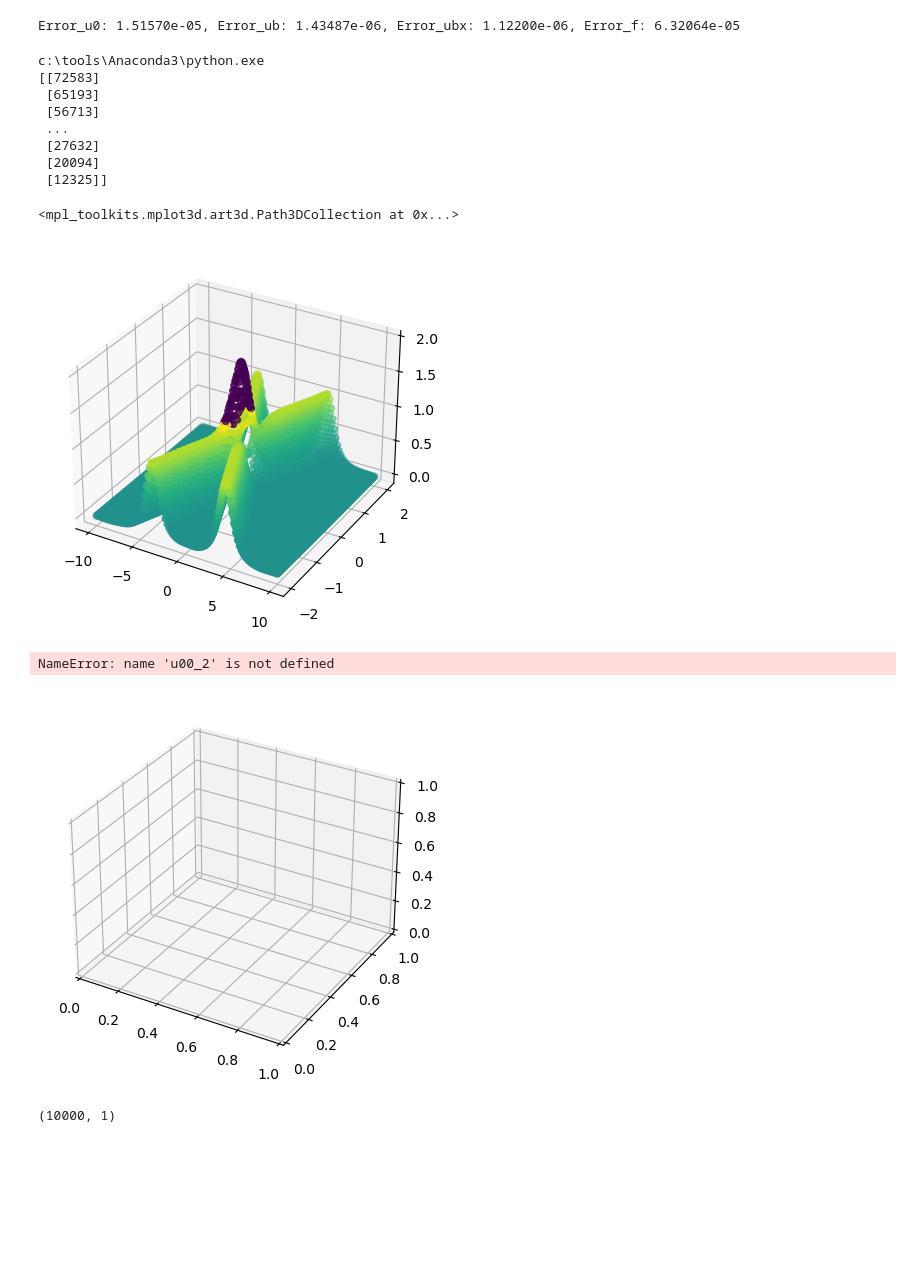
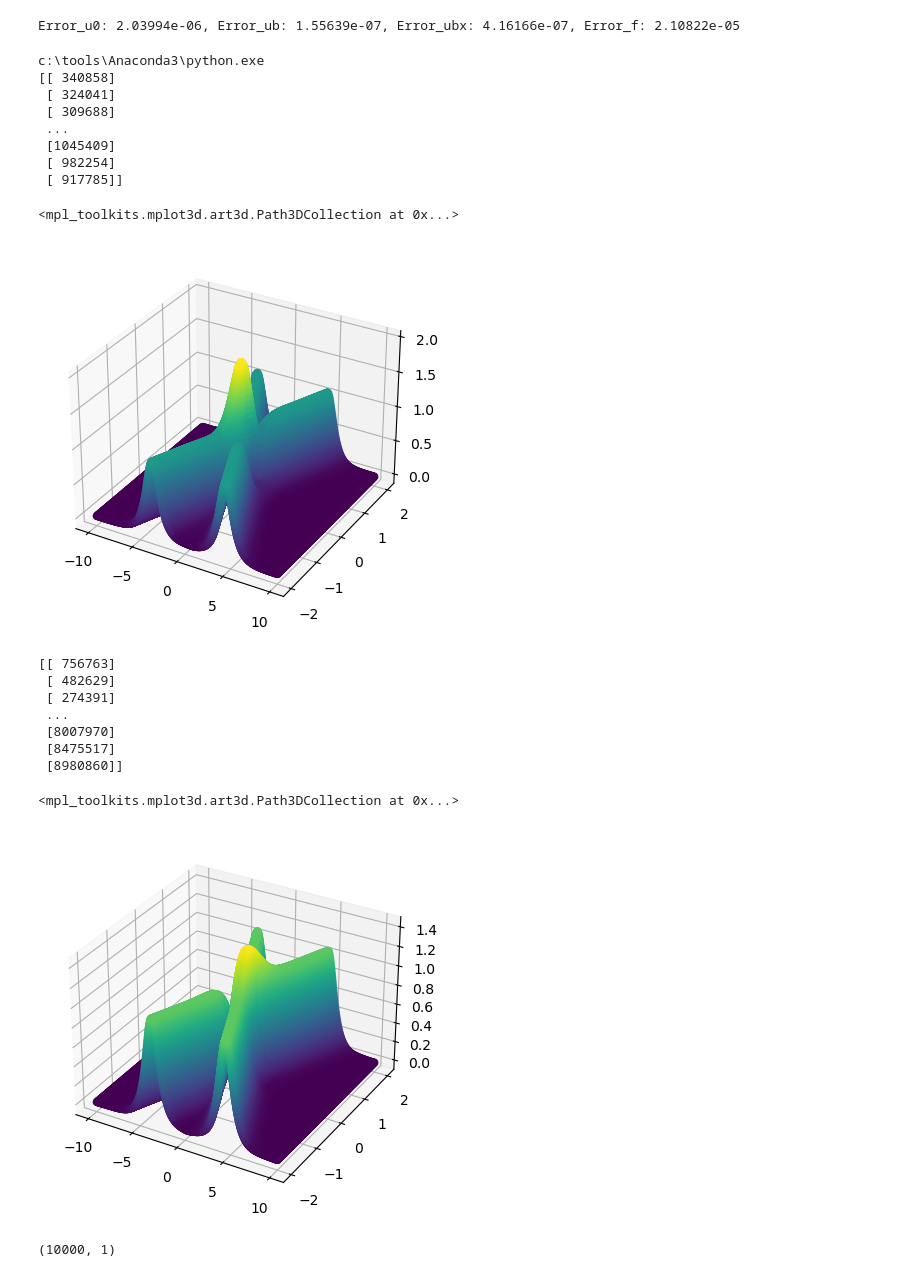
Before and after one commit to sk-yang666/PINN-on-NLS, a Jupyter notebook: NLS反问题 双孤子.ipynb, the cells around one changed output. Drawn from its saved outputs; the diff is of its cells as text; code cells hidden in the pictures; blank space fills up the shorter version.

```diff
--- a/NLS反问题 双孤子.ipynb
+++ b/NLS反问题 双孤子.ipynb
@@ -196,8 +196,8 @@ class PhysicsInformedNN():
         self.optimizer1 = torch.optim.LBFGS(
             self.dnn.parameters(),
             lr=1.0,
-            max_iter=3000,
-            max_eval=3000,
+            max_iter=5000,
+            max_eval=8000,
             history_size=10,
             tolerance_grad=1e-5,
             tolerance_change=1.0 * np.finfo(float).eps,
@@ -369,7 +369,7 @@ class PhysicsInformedNN():
         self.dnn.train()
 
         # Backward and optimize
-        for epoch in tqdm(range(3000)):
+        for epoch in tqdm(range(5000)):
 
             u10_pred, v10_pred, u20_pred, v20_pred = self.net_u(self.u10_x,self.u10_t)
             # u30_pred1, v30_pred1, u30_pred2, v30_pred2 = self.net_u(self.u30_x,self.u30_t)
@@ -471,7 +471,7 @@ error_ubx= (
 error_f= ((np.linalg.norm(f1, 2))**2+(np.linalg.norm(f2, 2))**2+(np.linalg.norm(f1, 2))**2+(np.linalg.norm(f2, 2))**2)/2000
 print('Error_u0: %.5e, Error_ub: %.5e, Error_ubx: %.5e, Error_f: %.5e' % (error_u0.item(), error_ub.item(), error_ubx.item(), error_f.item()))
 # %% [output]
-Error_u0: 1.51570e-05, Error_ub: 1.43487e-06, Error_ubx: 1.12200e-06, Error_f: 6.32064e-05
+Error_u0: 2.03994e-06, Error_ub: 1.55639e-07, Error_ubx: 4.16166e-07, Error_f: 2.10822e-05
 # %%
 import numpy as np
 import sys
@@ -484,12 +484,16 @@ import deepxde as dde
 # 用于绘图
 import matplotlib.pyplot as plt
 from scipy.interpolate import griddata
+from matplotlib import cm
+import matplotlib.pyplot as plt
+from scipy.interpolate import griddata
+import numpy as np
 x_lower = -10
 x_upper = 10
 t_lower = -2
 t_upper =2
-x = np.linspace(x_lower, x_upper, 100)
-t = np.linspace(t_lower, t_upper, 100)
+x = np.linspace(x_lower, x_upper, 500)
+t = np.linspace(t_lower, t_upper, 500)
 X, T = np.meshgrid(x, t)
 hf= np.hstack((X.flatten()[:,None], T.flatten()[:,None]))
 hf_x=hf[:,[0]]
@@ -502,30 +506,42 @@ c=min(b)
 d=b/c
 d=d.astype(int)
 print(d)
-bx.scatter3D(hf_x,hf_t,e,c=d[:]/10)
+bx.scatter3D(hf_x,hf_t,e,c=e)
+# bx = plt.axes(projection='3d')
+# #time.sleep(1)
+# #fig, ax = plt.subplots(3)
+# bx.plot_surface(hf_x,hf_t,e, rstride=1, cstride=1, cmap=cm.coolwarm,
+#                        linewidth=0, antialiased=False)
 # %% [output]
 c:\tools\Anaconda3\python.exe
-[[72583]
- [65193]
- [56713]
+[[ 340858]
+ [ 324041]
+ [ 309688]
  ...
- [27632]
- [20094]
- [12325]]
+ [1045409]
+ [ 982254]
+ [ 917785]]
 <mpl_toolkits.mplot3d.art3d.Path3DCollection at 0x...>
-[figure, old version]
+[figure, new version]
 # %%
 bx = plt.axes(projection='3d')
 b=u00_2**2+v00_2**2
 e=np.sqrt(b)
 c=min(b)
 d=b/c
 d=d.astype(int)
 print(d)
-bx.scatter3D(hf_x,hf_t,e,c=d[:]/10)
+bx.scatter3D(hf_x,hf_t,e,c=e)
 # %% [output]
-NameError: name 'u00_2' is not defined
+[[ 756763]
+ [ 482629]
+ [ 274391]
+ ...
+ [8007970]
+ [8475517]
+ [8980860]]
+<mpl_toolkits.mplot3d.art3d.Path3DCollection at 0x...>
-[figure, old version]
+[figure, new version]
 # %%
 #周期性边界条件
 x_lower = -10
```
Also changed, not shown: parts of 7 cells of this notebook, 2 other files.
